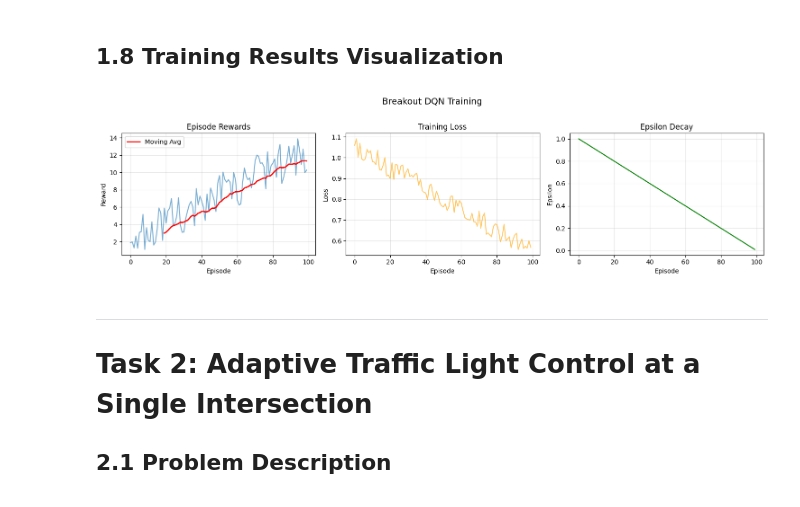
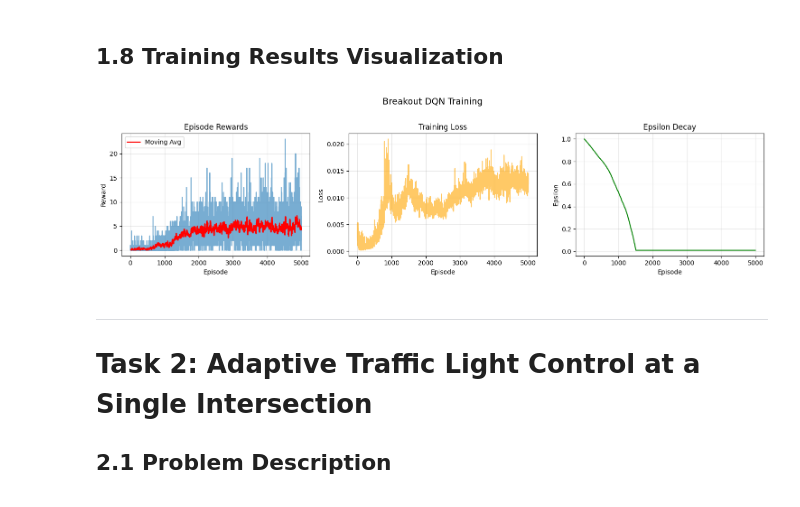
Before and after one commit to weeebdev/css706, a Jupyter notebook: pf/final_project.ipynb, the cells around one changed output. Saved outputs shown, nothing was run; the diff lists cells and outputs as text; code cells hidden in the pictures.

```diff
--- a/pf/final_project.ipynb
+++ b/pf/final_project.ipynb
@@ -74,6 +74,10 @@ Using device: cuda
 # %%
 import gymnasium as gym
 from gymnasium.wrappers import AtariPreprocessing, FrameStackObservation
+
+# Register ALE environments
+import ale_py
+gym.register_envs(ale_py)
 
 def create_breakout_env():
     """
@@ -83,7 +87,9 @@ def create_breakout_env():
     - Frame skipping (4 frames)
     - Frame stacking (4 frames)
     """
-    env = gym.make("BreakoutNoFrameskip-v4", render_mode=None)
+    # Use ALE/Breakout-v5 for gymnasium 1.0+ (replaces BreakoutNoFrameskip-v4)
+    # frameskip=1 disables internal frame skipping so we can control it via wrapper
+    env = gym.make("ALE/Breakout-v5", render_mode=None, frameskip=1)
     # AtariPreprocessing: grayscale, resize to 84x84, frame skip
     env = AtariPreprocessing(
         env,
@@ -486,16 +495,16 @@ Training function defined. Ready to train!
 # For full training, use num_episodes=5000-10000
 
 # Uncomment to train:
-# history = train_breakout(num_episodes=100, warmup_steps=5000, log_interval=10)
+history = train_breakout(num_episodes=5000, warmup_steps=5000, log_interval=10)
 
 # For demonstration, we'll create a mock training history
-print("Note: Uncomment the train_breakout() call above to train the model")
-print("Training takes several hours for good performance")
+# print("Note: Uncomment the train_breakout() call above to train the model")
+# print("Training takes several hours for good performance")
 
 # Mock data for visualization demonstration
-mock_history = {
-    'rewards': [random.uniform(0, 5) + i * 0.1 for i in range(100)],
-    'losses': [1.0 - i * 0.005 + random.uniform(0, 0.1) for i in range(100)],
-    'epsilons': [max(0.01, 1.0 - i * 0.01) for i in range(100)]
-}
+# mock_history = {
+#     'rewards': [random.uniform(0, 5) + i * 0.1 for i in range(100)],
+#     'losses': [1.0 - i * 0.005 + random.uniform(0, 0.1) for i in range(100)],
+#     'epsilons': [max(0.01, 1.0 - i * 0.01) for i in range(100)]
+# }
 # %% [output]
@@ -514,35 +538,35 @@ def plot_training_history(history: dict, title: str = "Breakout DQN Training"):
     window = min(20, len(history['rewards']))
     if window > 0:
         ma = np.convolve(history['rewards'], np.ones(window)/window, mode='valid')
         axes[0].plot(range(window-1, len(history['rewards'])), ma, 'r-', linewidth=2, label='Moving Avg')
     axes[0].set_xlabel('Episode')
     axes[0].set_ylabel('Reward')
     axes[0].set_title('Episode Rewards')
     axes[0].legend()
     axes[0].grid(True, alpha=0.3)
 
     # Training loss
     axes[1].plot(history['losses'], alpha=0.6, color='orange')
     axes[1].set_xlabel('Episode')
     axes[1].set_ylabel('Loss')
     axes[1].set_title('Training Loss')
     axes[1].grid(True, alpha=0.3)
 
     # Epsilon decay
     axes[2].plot(history['epsilons'], color='green')
     axes[2].set_xlabel('Episode')
     axes[2].set_ylabel('Epsilon')
     axes[2].set_title('Epsilon Decay')
     axes[2].grid(True, alpha=0.3)
 
     plt.suptitle(title, fontsize=14, y=1.02)
     plt.tight_layout()
     plt.show()
 
 # Plot mock history (replace with 'history' after training)
-plot_training_history(mock_history)
+plot_training_history(history)
 # %% [output]
-[figure, old version]
+[figure, new version]
 # %% [markdown]
 ---
 # Task 2: Adaptive Traffic Light Control at a Single Intersection
```
Also changed, not shown: parts of 9 cells of this notebook, 15 other files.
